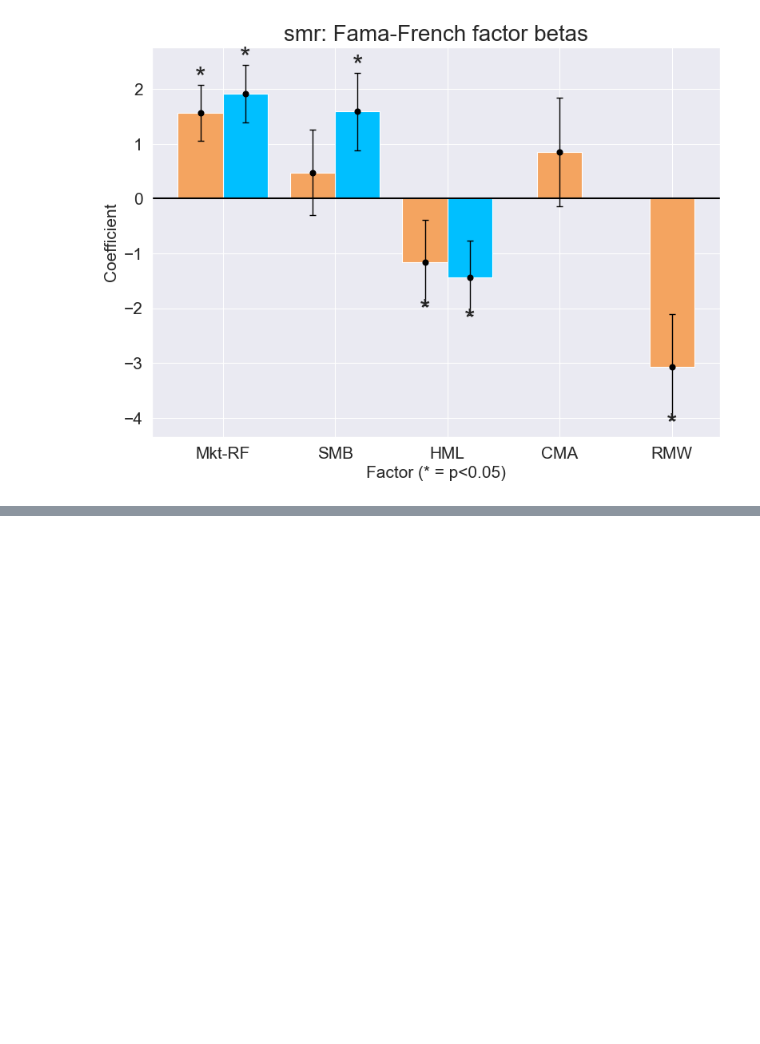
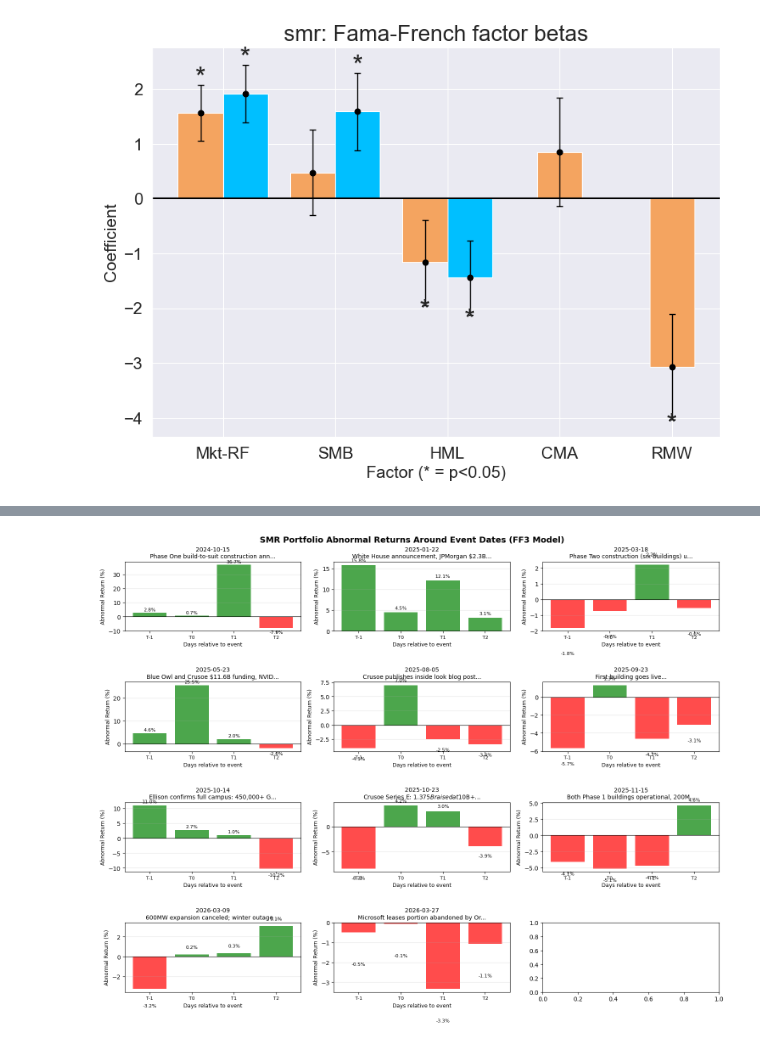
Before and after one commit to sheathorpe/sicss2026, a Jupyter notebook: stargate_NCH.ipynb, the cells around one changed output, grey strips where cells are left out. Drawn from its saved outputs; the diff is of its cells as text; code cells hidden in the pictures; blank space fills up the shorter version.

```diff
--- a/stargate_NCH.ipynb
+++ b/stargate_NCH.ipynb
@@ -1084,0 +1253,50 @@ Date
+# %%
+# Plot SMR Abnormal Returns for each event window separately
+fig, axes = plt.subplots(4, 3, figsize=(15, 12))
+axes = axes.flatten()
+
+for idx, eventDate in enumerate(dates):
+    ax = axes[idx]
+
+    # Get the event window dates
+    window_dates = getEventWindow(eventDate, actualff3.index)
+
+    # Get abnormal returns for SMR for this window
+    col_name = portfolio_to_column['smr']
+    abnormal_returns = []
+    actual_returns = []
+    expected_returns = []
+
+    for i, date in enumerate(window_dates):
+        actual_val = actualff3.loc[date, col_name]
+        expected_val = expectedReturns3[eventDate]['smr'][i]
+        abnormal = (actual_val / expected_val - 1) * 100
+        abnormal_returns.append(abnormal)
+        actual_returns.append((actual_val - 1) * 100)
+        expected_returns.append((expected_val - 1) * 100)
+
+    # Plot bars for abnormal returns
+    x_pos = range(len(window_dates))
+    bars = ax.bar(x_pos, abnormal_returns, color=['red' if x < 0 else 'green' for x in abnormal_returns], alpha=0.7)
+
+    # Add horizontal line at zero
+    ax.axhline(y=0, color='black', linestyle='-', linewidth=0.8)
+
+    # Formatting
+    ax.set_title(f"{eventDate.date()}\n{events[idx][1][:40]}...", fontsize=10)
+    ax.set_xlabel('Days relative to event', fontsize=9)
+    ax.set_ylabel('Abnormal Return (%)', fontsize=9)
+    ax.set_xticks(x_pos)
+    ax.set_xticklabels([f'T{d}' for d in range(-1, 3)], fontsize=8)
+    ax.grid(True, alpha=0.3, axis='y')
+
+    # Add value labels on bars
+    for i, (bar, val) in enumerate(zip(bars, abnormal_returns)):
+        height = bar.get_height()
+        ax.text(bar.get_x() + bar.get_width()/2., height + (0.5 if height >= 0 else -1.5),
+                f'{val:.1f}%', ha='center', va='bottom' if height >= 0 else 'top', fontsize=8)
+
+plt.suptitle('SMR Portfolio Abnormal Returns Around Event Dates (FF3 Model)', fontsize=14, fontweight='bold')
+plt.tight_layout()
+plt.show()
+# %% [output]
@@ -1084,0 +1314 @@ Date
+[figure, added]
```
Also changed, not shown: parts of 10 cells of this notebook.
